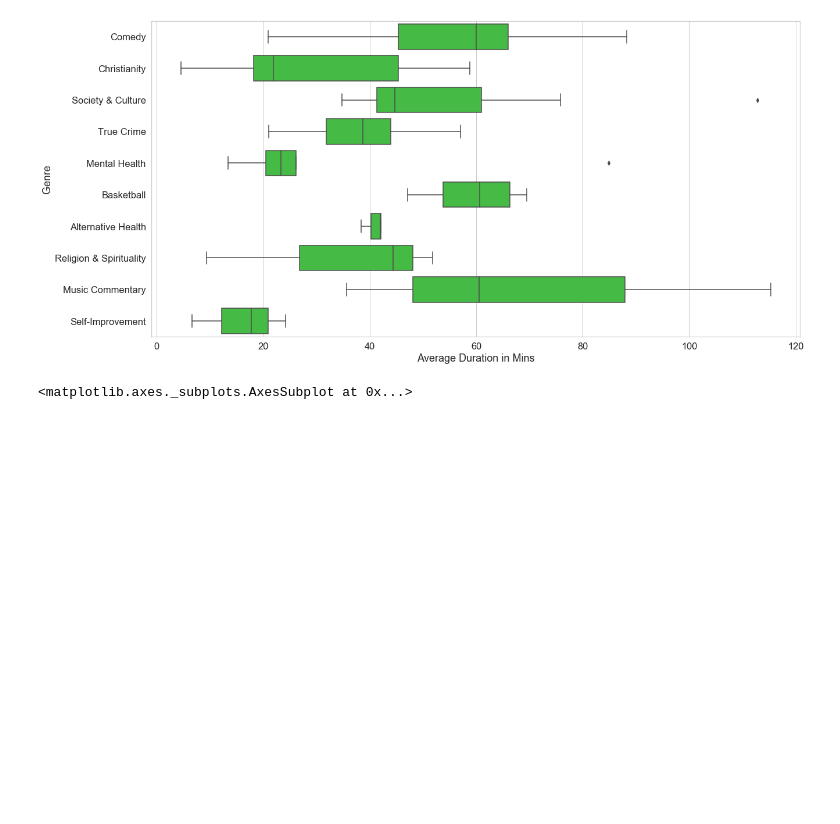
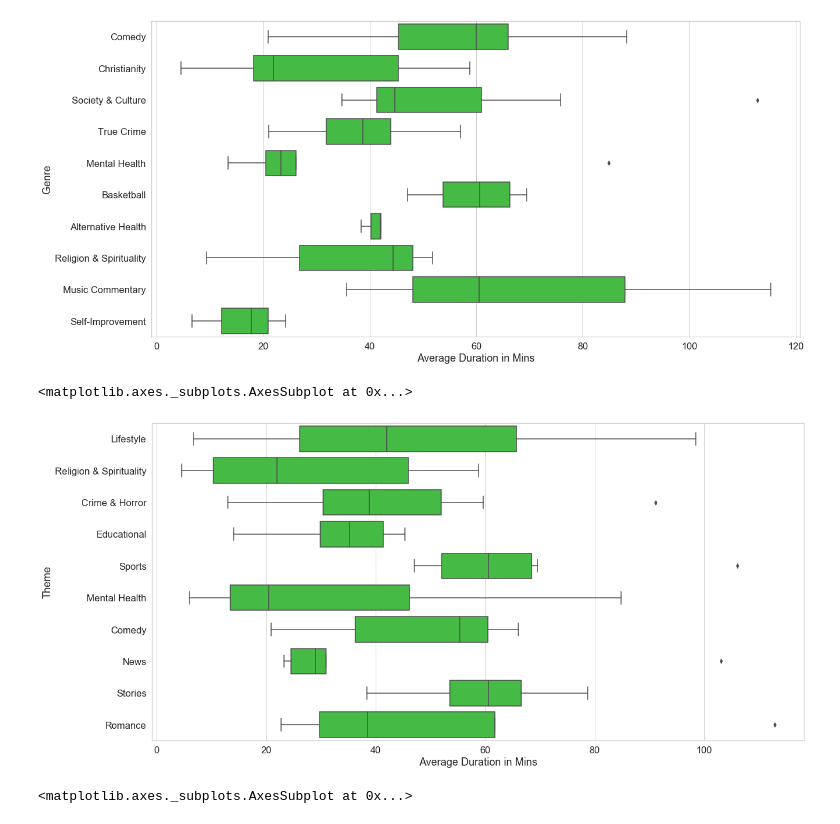
Before and after one commit to lhendg/PodcastsPh, a Jupyter notebook: Analysis.ipynb, the cells around one changed output. Drawn from its saved outputs; the diff is of its cells as text; code cells hidden in the pictures; blank space fills up the shorter version.

```diff
--- a/Analysis.ipynb
+++ b/Analysis.ipynb
@@ -83,6 +83,11 @@ sns.boxplot(x='Average Duration in Mins', y='Genre', data=data, order = data['Ge
 # %% [output]
 <matplotlib.axes._subplots.AxesSubplot at 0x...>
 [figure]
+# %%
+sns.boxplot(x='Average Duration in Mins', y='Theme', data=data, order = data['Theme'].value_counts().iloc[:10].index, color='limegreen')
+# %% [output]
+<matplotlib.axes._subplots.AxesSubplot at 0x...>
+[figure, added]
 # %%
 test = data.groupby(['Theme', 'Origin'])['Theme'].count().unstack('Origin').fillna(0)
 
```
Also changed, not shown: parts of 5 cells of this notebook, 1 other file.
